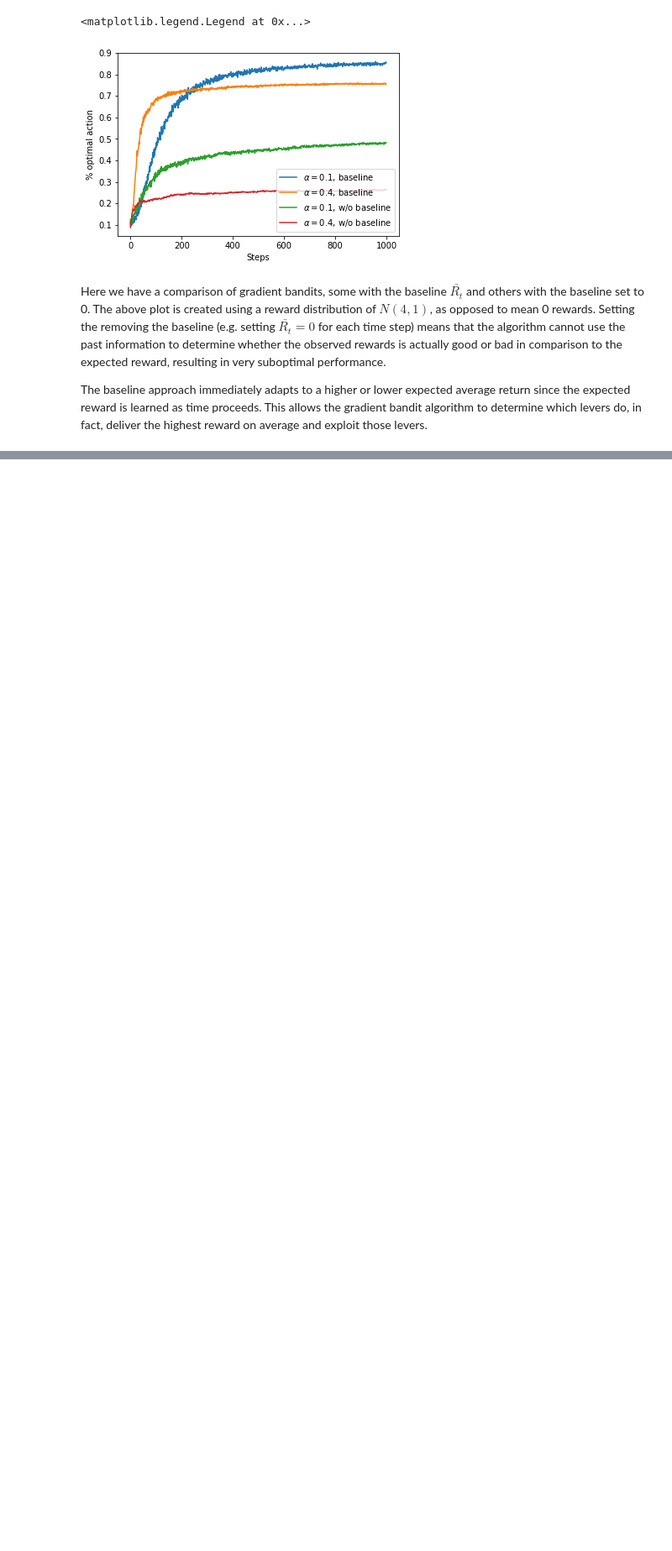
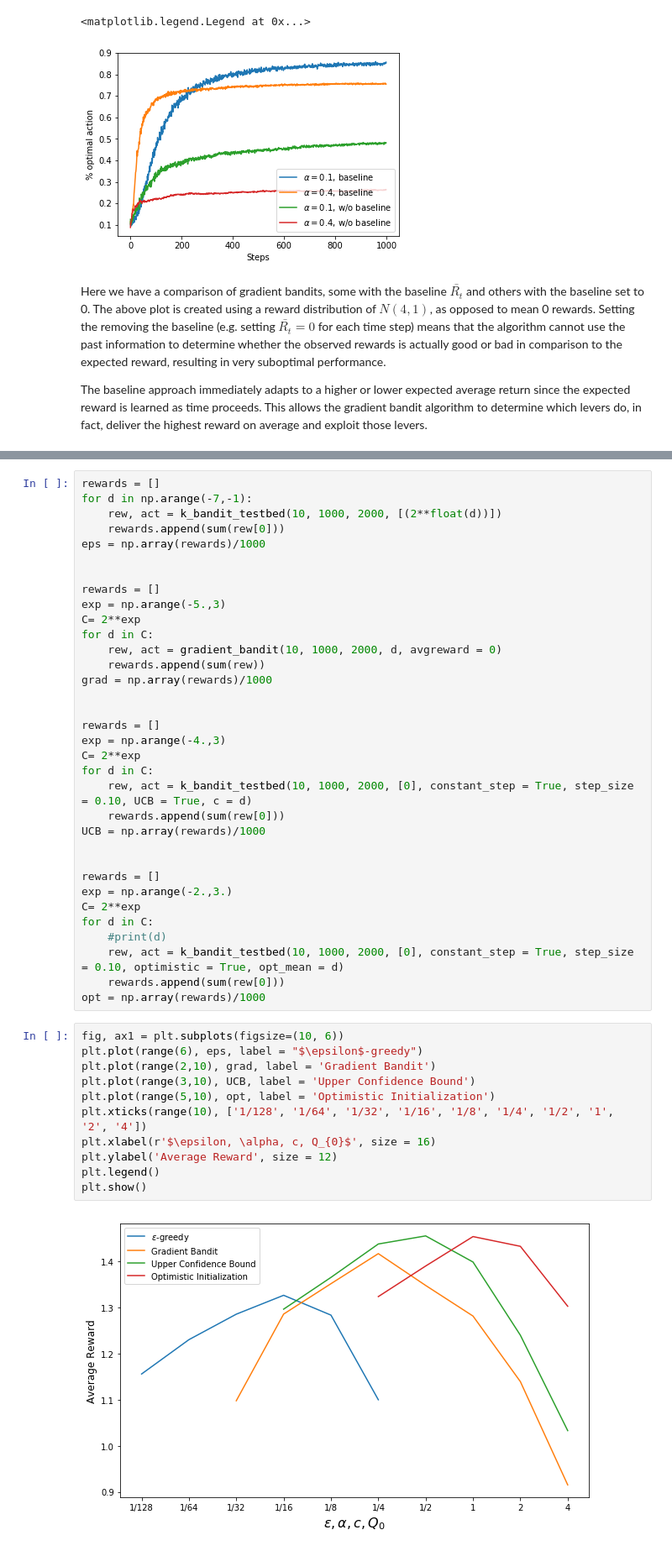
Before and after one commit to levimcclenny/Reinforcement_Learning, a Jupyter notebook: Chapter2.ipynb, the cells around one changed output, grey strips where cells are left out. Shown at 84% size. Drawn from its saved outputs; the diff is of its cells as text; blank space fills up the shorter version.

```diff
--- a/Chapter2.ipynb
+++ b/Chapter2.ipynb
@@ -254,0 +251,47 @@ The baseline approach immediately adapts to a higher or lower expected average r
+# %%
+rewards = []
+for d in np.arange(-7,-1):
+    rew, act = k_bandit_testbed(10, 1000, 2000, [(2**float(d))])
+    rewards.append(sum(rew[0]))
+eps = np.array(rewards)/1000
+
+
+rewards = []
+exp = np.arange(-5.,3)
+C= 2**exp
+for d in C:
+    rew, act = gradient_bandit(10, 1000, 2000, d, avgreward = 0)
+    rewards.append(sum(rew))
+grad = np.array(rewards)/1000
+
+
+rewards = []
+exp = np.arange(-4.,3)
+C= 2**exp
+for d in C:
+    rew, act = k_bandit_testbed(10, 1000, 2000, [0], constant_step = True, step_size = 0.10, UCB = True, c = d)
+    rewards.append(sum(rew[0]))
+UCB = np.array(rewards)/1000
+
+
+rewards = []
+exp = np.arange(-2.,3.)
+C= 2**exp
+for d in C:
+    #print(d)
+    rew, act = k_bandit_testbed(10, 1000, 2000, [0], constant_step = True, step_size = 0.10, optimistic = True, opt_mean = d)
+    rewards.append(sum(rew[0]))
+opt = np.array(rewards)/1000
+# %%
+fig, ax1 = plt.subplots(figsize=(10, 6))
+plt.plot(range(6), eps, label = "$\epsilon$-greedy")
+plt.plot(range(2,10), grad, label = 'Gradient Bandit')
+plt.plot(range(3,10), UCB, label = 'Upper Confidence Bound')
+plt.plot(range(5,10), opt, label = 'Optimistic Initialization')
+plt.xticks(range(10), ['1/128', '1/64', '1/32', '1/16', '1/8', '1/4', '1/2', '1', '2', '4'])
+plt.xlabel(r'$\epsilon, \alpha, c, Q_{0}$', size = 16)
+plt.ylabel('Average Reward', size = 12)
+plt.legend()
+plt.show()
+# %% [output]
+[figure, added]
```
Also changed, not shown: parts of 6 cells of this notebook.
